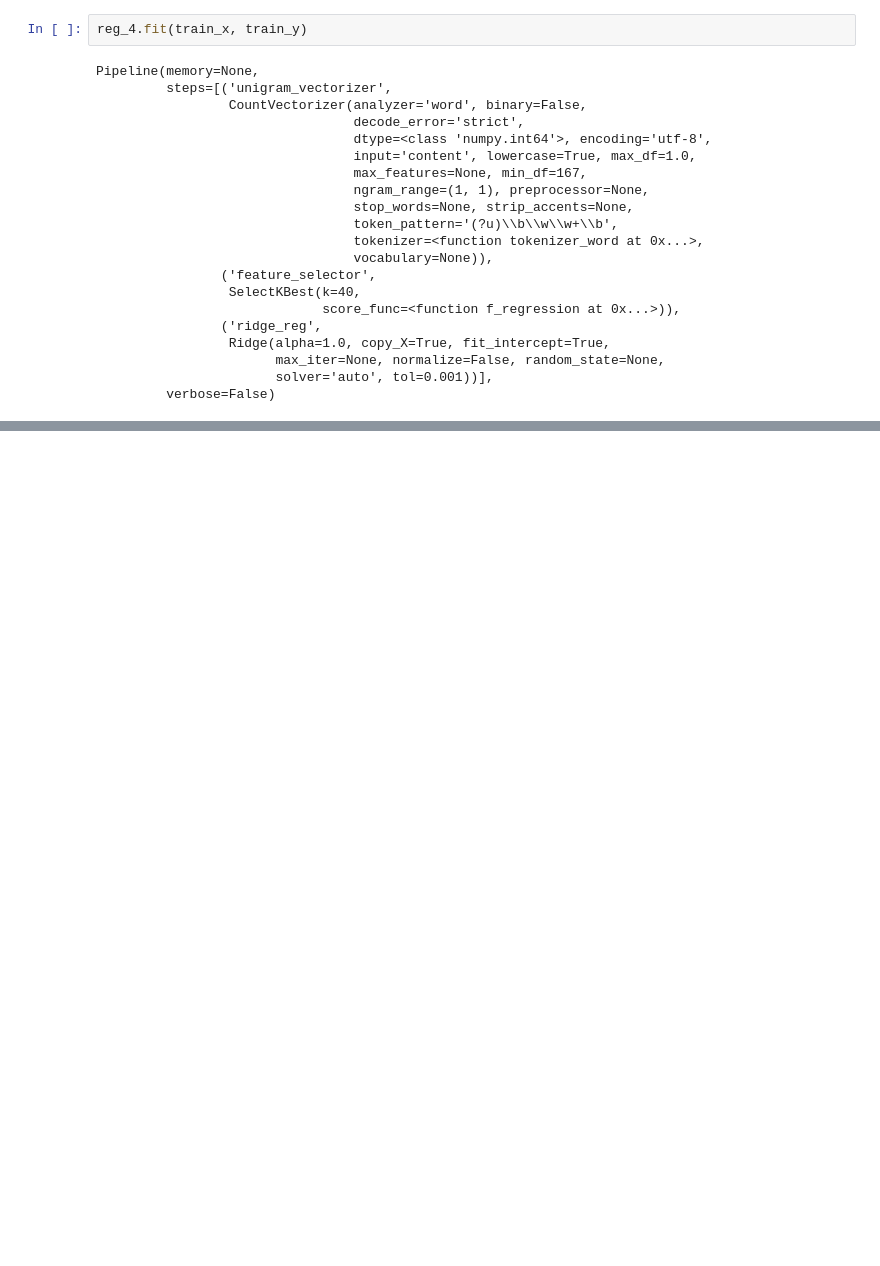
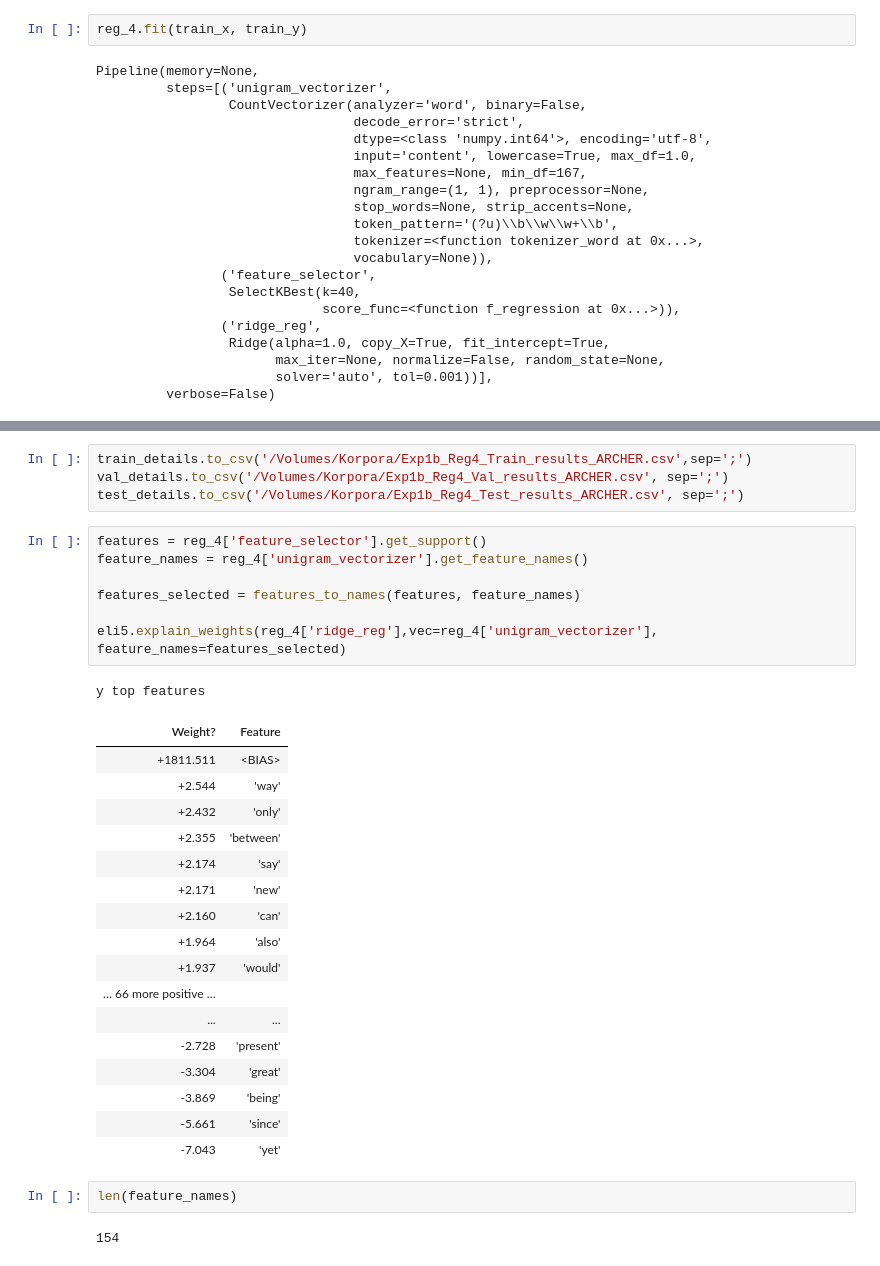
Before and after one commit to DianaLaura/MasterThesis, a Jupyter notebook: Notebooks_Experiments/Exp1b_linear_regression_minOccurences.ipynb, the cells around one changed output, grey strips where cells are left out. Cells and saved outputs as stored; diff of their text form; blank space fills up the shorter version.

```diff
--- a/Notebooks_Experiments/Exp1b_linear_regression_minOccurences.ipynb
+++ b/Notebooks_Experiments/Exp1b_linear_regression_minOccurences.ipynb
@@ -652,0 +1019,34 @@ y top features
+# %%
+train_details.to_csv('/Volumes/Korpora/Exp1b_Reg4_Train_results_ARCHER.csv',sep=';')
+val_details.to_csv('/Volumes/Korpora/Exp1b_Reg4_Val_results_ARCHER.csv', sep=';')
+test_details.to_csv('/Volumes/Korpora/Exp1b_Reg4_Test_results_ARCHER.csv', sep=';')
+# %%
+features = reg_4['feature_selector'].get_support()
+feature_names = reg_4['unigram_vectorizer'].get_feature_names()
+
+features_selected = features_to_names(features, feature_names)
+
+eli5.explain_weights(reg_4['ridge_reg'],vec=reg_4['unigram_vectorizer'], feature_names=features_selected)
+# %% [output]
+y top features
+| Weight? | Feature |
+| +1811.511 | <BIAS> |
+| +2.544 | 'way' |
+| +2.432 | 'only' |
+| +2.355 | 'between' |
+| +2.174 | 'say' |
+| +2.171 | 'new' |
+| +2.160 | 'can' |
+| +1.964 | 'also' |
+| +1.937 | 'would' |
+| … 66 more positive … |  |
+| ... | ... |
+| -2.728 | 'present' |
+| -3.304 | 'great' |
+| -3.869 | 'being' |
+| -5.661 | 'since' |
+| -7.043 | 'yet' |
+# %%
+len(feature_names)
+# %% [output]
+154
```
Also changed, not shown: parts of 100 cells of this notebook.
